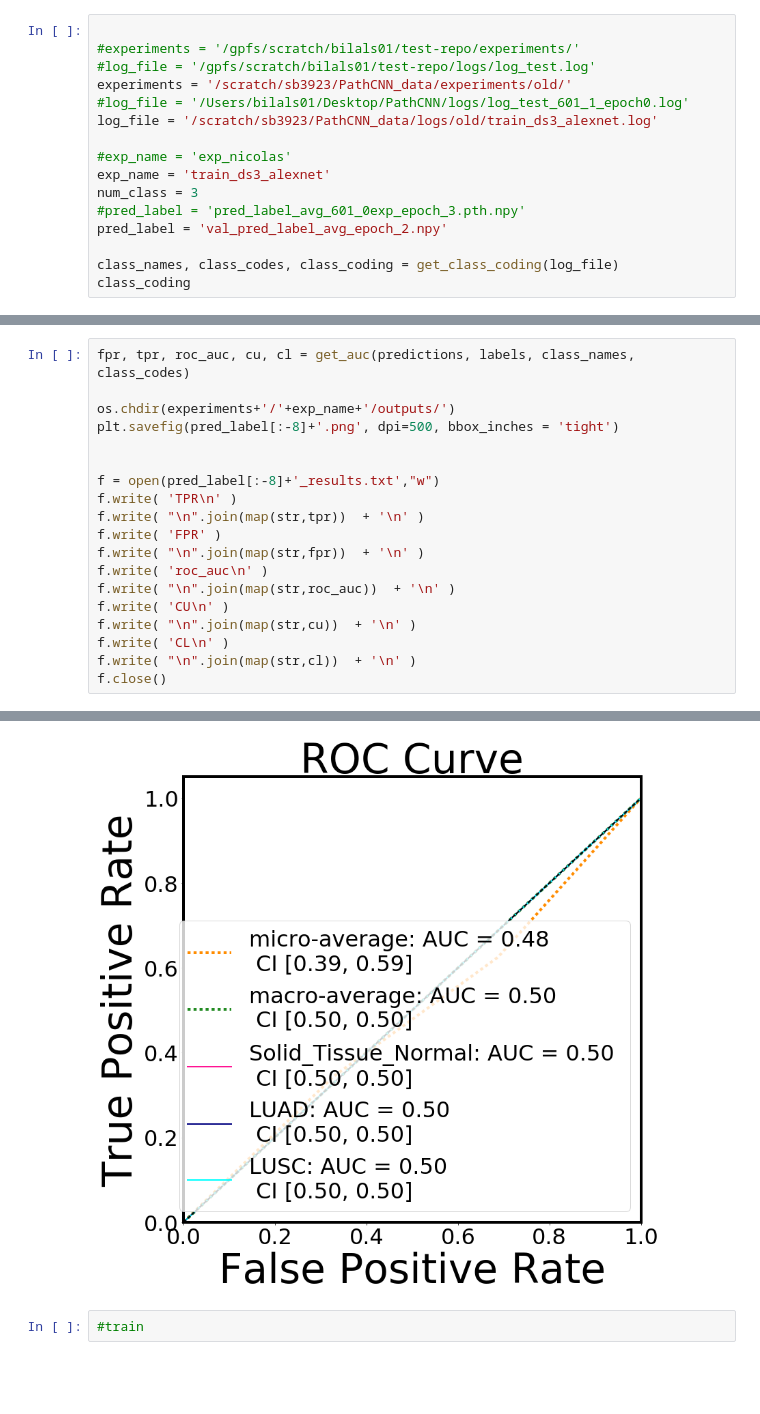
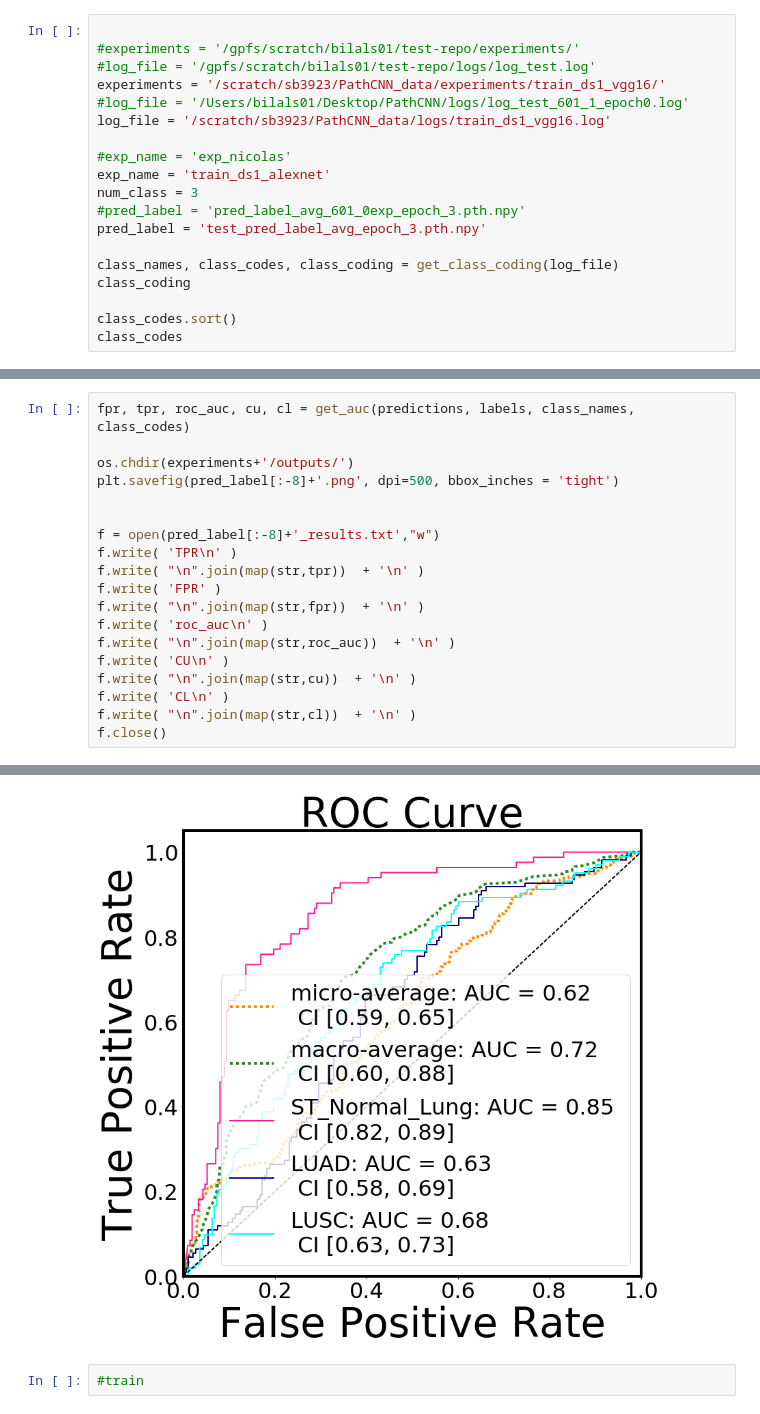
Before and after one commit to sedab/PathCNN, a Jupyter notebook: test_train.ipynb, the cells around one changed output, grey strips where cells are left out. Saved outputs shown, nothing was run; the diff lists cells and outputs as text; blank space fills up the shorter version.

```diff
--- a/test_train.ipynb
+++ b/test_train.ipynb
@@ -26,16 +20,19 @@ or matplotlib.backends is imported for the first time.
 
 #experiments = '/gpfs/scratch/bilals01/test-repo/experiments/'
 #log_file = '/gpfs/scratch/bilals01/test-repo/logs/log_test.log'
-experiments = '/scratch/sb3923/PathCNN_data/experiments/old/'
+experiments = '/scratch/sb3923/PathCNN_data/experiments/train_ds1_vgg16/'
 #log_file = '/Users/bilals01/Desktop/PathCNN/logs/log_test_601_1_epoch0.log'
-log_file = '/scratch/sb3923/PathCNN_data/logs/old/train_ds3_alexnet.log'
+log_file = '/scratch/sb3923/PathCNN_data/logs/train_ds1_vgg16.log'
 
 #exp_name = 'exp_nicolas'
-exp_name = 'train_ds3_alexnet'
+exp_name = 'train_ds1_alexnet'
 num_class = 3
 #pred_label = 'pred_label_avg_601_0exp_epoch_3.pth.npy'
-pred_label = 'val_pred_label_avg_epoch_2.npy'
+pred_label = 'test_pred_label_avg_epoch_3.pth.npy'
 
 class_names, class_codes, class_coding = get_class_coding(log_file)
 class_coding
+
+class_codes.sort()
+class_codes
 # %% [output]
@@ -73,7 +51,7 @@ FileNotFoundError: [Errno 2] No such file or directory: 'val_pred_label_avg_epoc
 # %%
 fpr, tpr, roc_auc, cu, cl = get_auc(predictions, labels, class_names, class_codes)
 
-os.chdir(experiments+'/'+exp_name+'/outputs/')
+os.chdir(experiments+'/outputs/')
 plt.savefig(pred_label[:-8]+'.png', dpi=500, bbox_inches = 'tight')
 
 
@@ -99,5 +77,5 @@ CL:
 <matplotlib.figure.Figure at 0x...>
-[figure, old version]
+[figure, new version]
 # %%
 #train
 # %%
```
Also changed, not shown: parts of 9 cells of this notebook, 25 other files.
